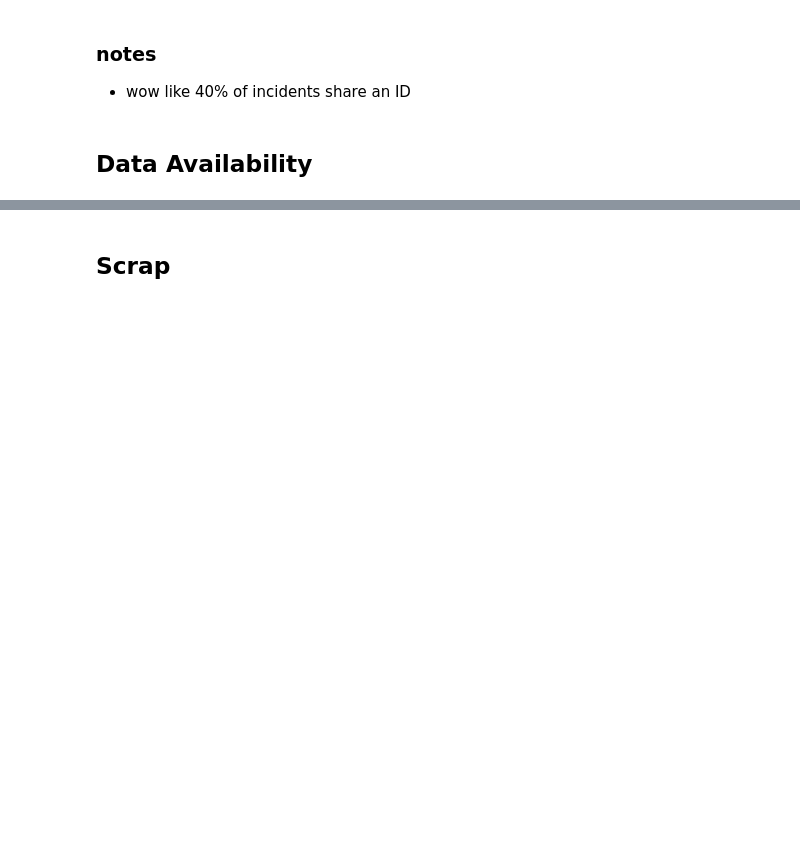
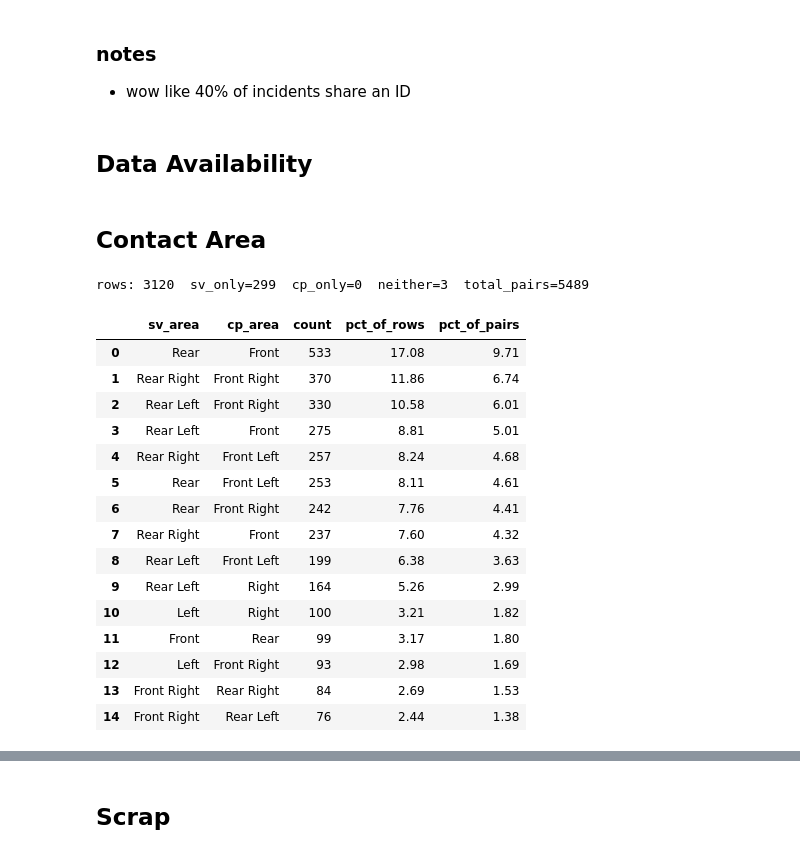
Before and after one commit to AurelianTactics/avird_2026, a Jupyter notebook: eda/ADS_to_2026_03_16/01_eda_initial_explore_2026.ipynb, the cells around one changed output, grey strips where cells are left out. Drawn from its saved outputs; the diff is of its cells as text; code cells hidden in the pictures; blank space fills up the shorter version.

```diff
--- a/eda/ADS_to_2026_03_16/01_eda_initial_explore_2026.ipynb
+++ b/eda/ADS_to_2026_03_16/01_eda_initial_explore_2026.ipynb
@@ -877,0 +876,2 @@ ads
+# %% [markdown]
+## Contact Area
@@ -877,0 +880,26 @@ ads
+# %%
+# ===========================================================================
+# 1. SV / CP contact-area pair co-occurrence
+# ===========================================================================
+
+# %% top SV-CP pairs across the full incident set
+pairs = ex.contact_area_pairs(ads_df, drop_no_pair=False)  # prints sv_only/cp_only/neither
+pairs.head(15)
+# %% [output]
+rows: 3120  sv_only=299  cp_only=0  neither=3  total_pairs=5489
+|  | sv_area | cp_area | count | pct_of_rows | pct_of_pairs |
+| 0 | Rear | Front | 533 | 17.08 | 9.71 |
+| 1 | Rear Right | Front Right | 370 | 11.86 | 6.74 |
+| 2 | Rear Left | Front Right | 330 | 10.58 | 6.01 |
+| 3 | Rear Left | Front | 275 | 8.81 | 5.01 |
+| 4 | Rear Right | Front Left | 257 | 8.24 | 4.68 |
+| 5 | Rear | Front Left | 253 | 8.11 | 4.61 |
+| 6 | Rear | Front Right | 242 | 7.76 | 4.41 |
+| 7 | Rear Right | Front | 237 | 7.60 | 4.32 |
+| 8 | Rear Left | Front Left | 199 | 6.38 | 3.63 |
+| 9 | Rear Left | Right | 164 | 5.26 | 2.99 |
+| 10 | Left | Right | 100 | 3.21 | 1.82 |
+| 11 | Front | Rear | 99 | 3.17 | 1.80 |
+| 12 | Left | Front Right | 93 | 2.98 | 1.69 |
+| 13 | Front Right | Rear Right | 84 | 2.69 | 1.53 |
+| 14 | Front Right | Rear Left | 76 | 2.44 | 1.38 |
```
Also changed, not shown: parts of 21 cells of this notebook, 4 other files.
